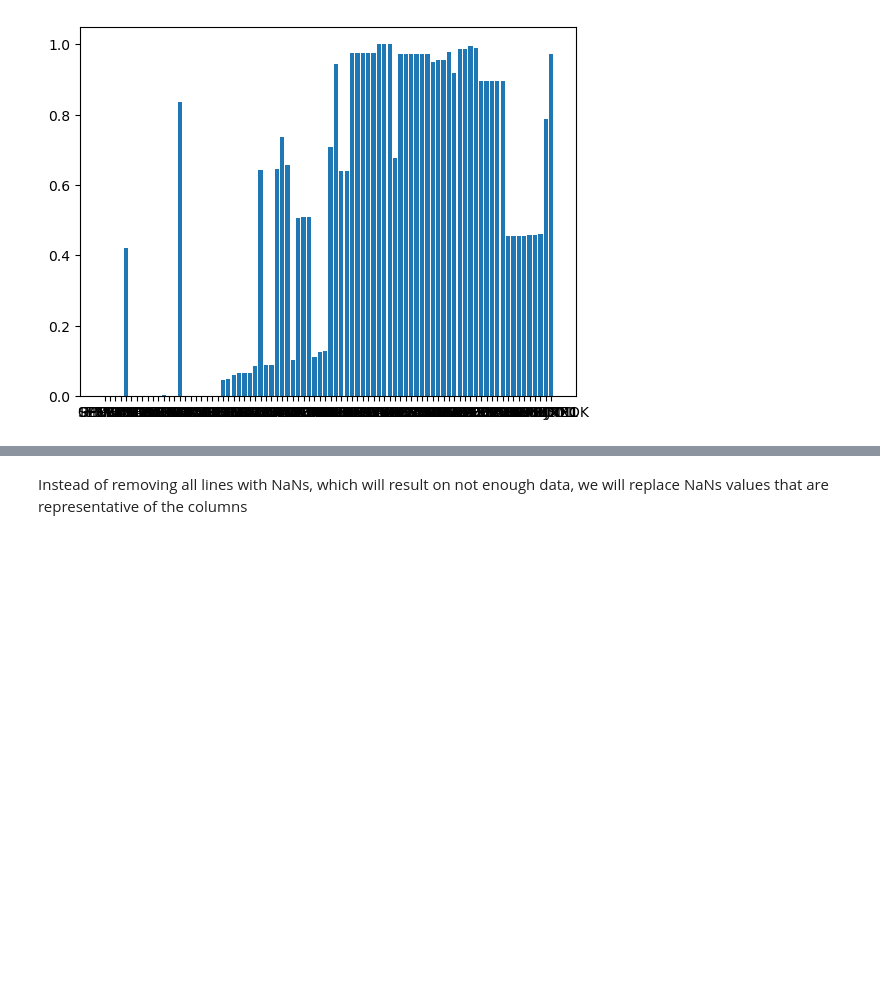
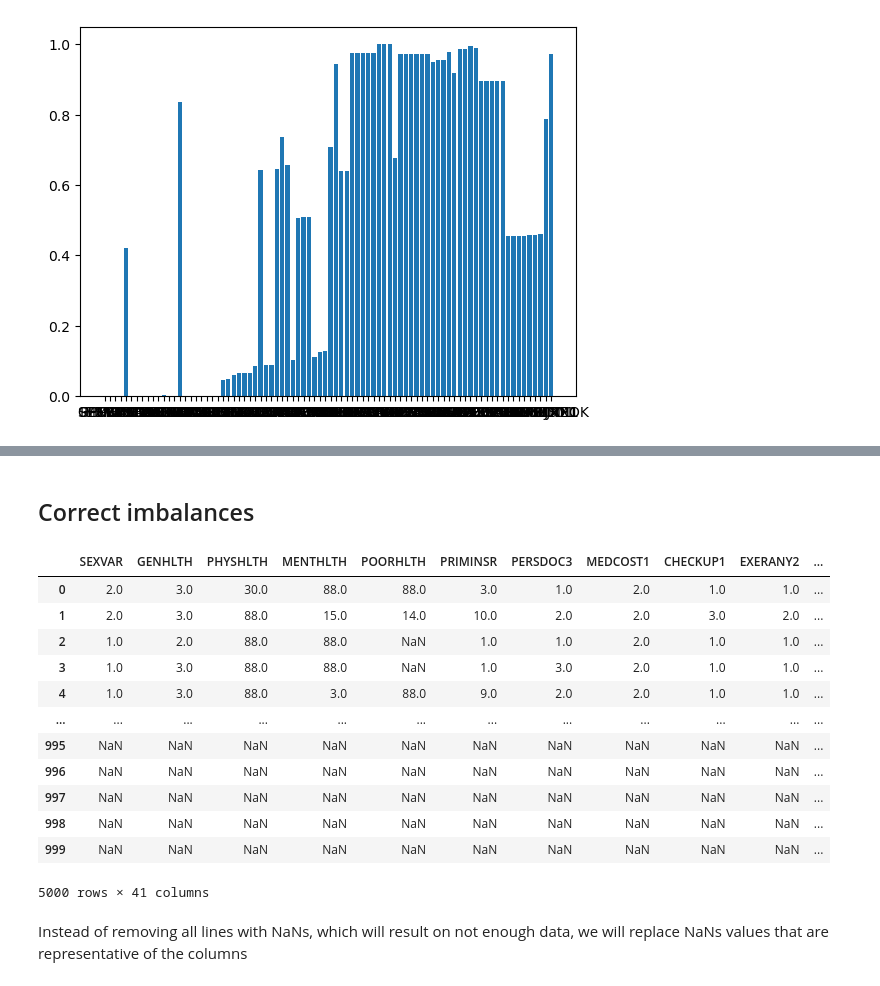
Before and after one commit to thomasdepic/mini-hackaton-gros-camtars, a Jupyter notebook: CRS/CR_hugo.ipynb, the cells around one changed output, grey strips where cells are left out. Cells and saved outputs as stored; diff of their text form; code cells hidden in the pictures; blank space fills up the shorter version.

Commit message:
Added Niels increase function

```diff
--- a/CRS/CR_hugo.ipynb
+++ b/CRS/CR_hugo.ipynb
@@ -220,5 +227,27 @@ Number of columns to remove: 0
 (1000, 41)
 (1000, 41)
+# %% [markdown]
+## Correct imbalances
+# %%
+def increase_positive(df, target_column, v_target=1.0, increase_by=4):
+    dfp = df[df[target_column]==v_target]
+    return pd.concat([df]+[dfp]*increase_by, axis=0)
+
+increase_positive(X_tr, y_tr)
+# %% [output]
+|  | SEXVAR | GENHLTH | PHYSHLTH | MENTHLTH | POORHLTH | PRIMINSR | PERSDOC3 | MEDCOST1 | CHECKUP1 | EXERANY2 | ... |
+| 0 | 2.0 | 3.0 | 30.0 | 88.0 | 88.0 | 3.0 | 1.0 | 2.0 | 1.0 | 1.0 | ... |
+| 1 | 2.0 | 3.0 | 88.0 | 15.0 | 14.0 | 10.0 | 2.0 | 2.0 | 3.0 | 2.0 | ... |
+| 2 | 1.0 | 2.0 | 88.0 | 88.0 | NaN | 1.0 | 1.0 | 2.0 | 1.0 | 1.0 | ... |
+| 3 | 1.0 | 3.0 | 88.0 | 88.0 | NaN | 1.0 | 3.0 | 2.0 | 1.0 | 1.0 | ... |
+| 4 | 1.0 | 3.0 | 88.0 | 3.0 | 88.0 | 9.0 | 2.0 | 2.0 | 1.0 | 1.0 | ... |
+| ... | ... | ... | ... | ... | ... | ... | ... | ... | ... | ... | ... |
+| 995 | NaN | NaN | NaN | NaN | NaN | NaN | NaN | NaN | NaN | NaN | ... |
+| 996 | NaN | NaN | NaN | NaN | NaN | NaN | NaN | NaN | NaN | NaN | ... |
+| 997 | NaN | NaN | NaN | NaN | NaN | NaN | NaN | NaN | NaN | NaN | ... |
+| 998 | NaN | NaN | NaN | NaN | NaN | NaN | NaN | NaN | NaN | NaN | ... |
+| 999 | NaN | NaN | NaN | NaN | NaN | NaN | NaN | NaN | NaN | NaN | ... |
+5000 rows × 41 columns
 # %% [markdown]
 Instead of removing all lines with NaNs, which will result on not enough data, we will replace NaNs values that are representative of the columns
 # %% [markdown]
```
Also changed, not shown: parts of 7 cells of this notebook.
